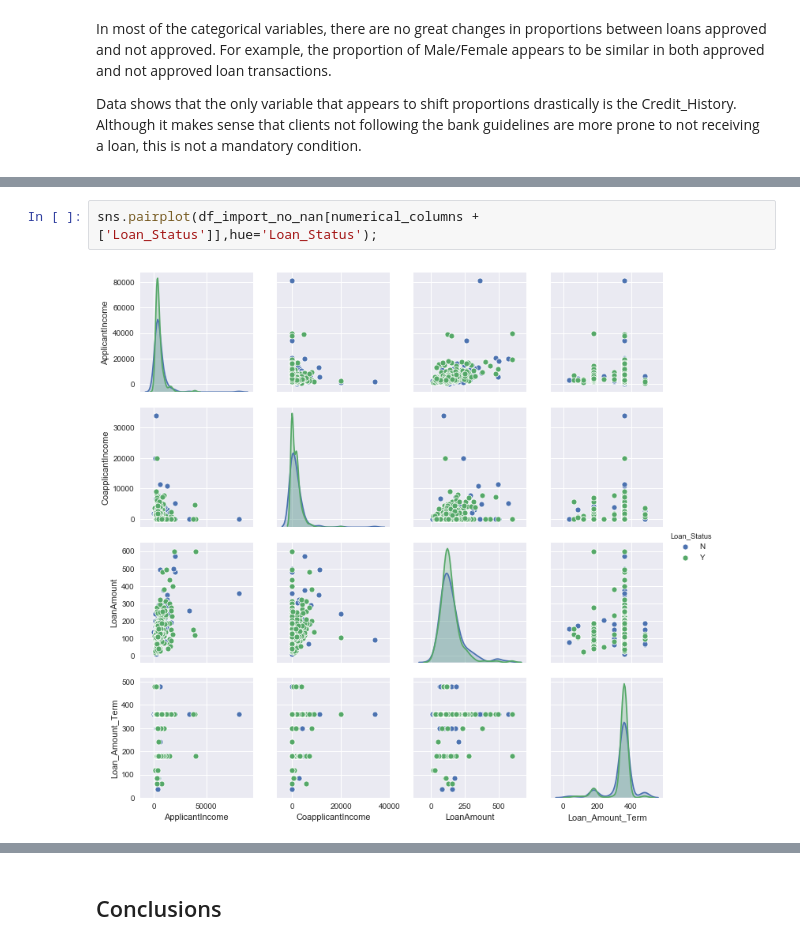
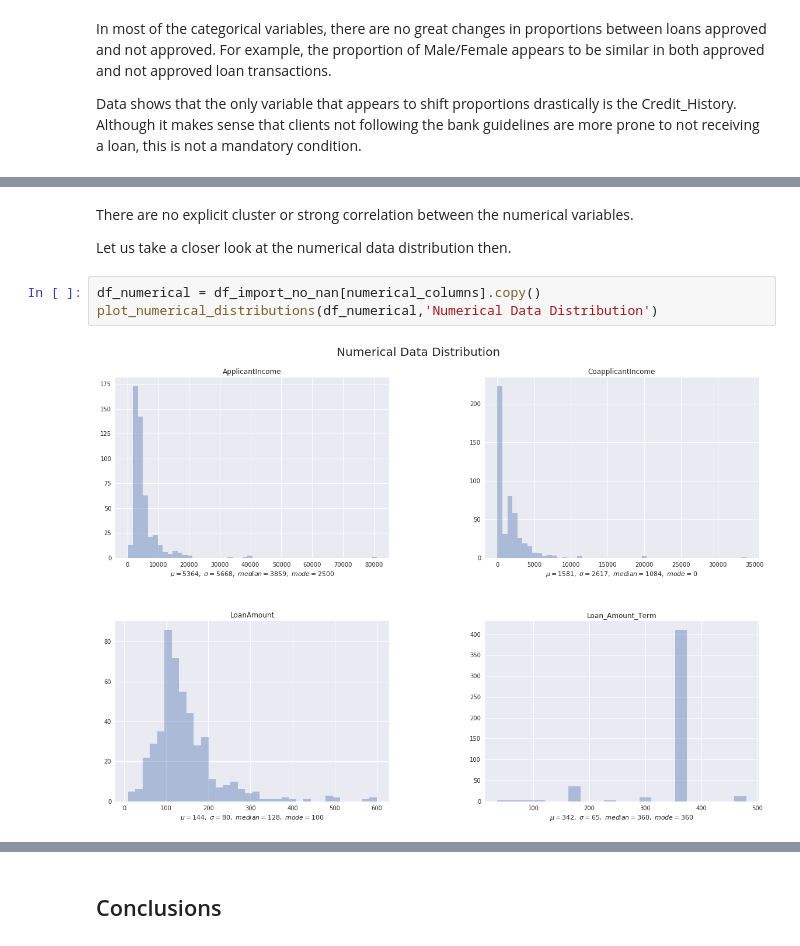
Before and after one commit to lucasthim/loan-prediction, a Jupyter notebook: 01_exploratory_analysis.ipynb, the cells around one changed output, grey strips where cells are left out. Saved outputs shown, nothing was run; the diff lists cells and outputs as text.

```diff
--- a/01_exploratory_analysis.ipynb
+++ b/01_exploratory_analysis.ipynb
@@ -168,4 +173,9 @@ plot_numerical_distributions(df_import_no_nan[numerical_columns],'Loan Transacti
-# %%
-sns.pairplot(df_import_no_nan[numerical_columns + ['Loan_Status']],hue='Loan_Status');
-# %% [output]
-[figure, removed]
+# %% [markdown]
+There are no explicit cluster or strong correlation between the numerical variables.
+
+Let us take a closer look at the numerical data distribution then.
+# %%
+df_numerical = df_import_no_nan[numerical_columns].copy()
+plot_numerical_distributions(df_numerical,'Numerical Data Distribution')
+# %% [output]
+[figure, added]
```
Also changed, not shown: parts of 14 cells of this notebook, 1 other file.
